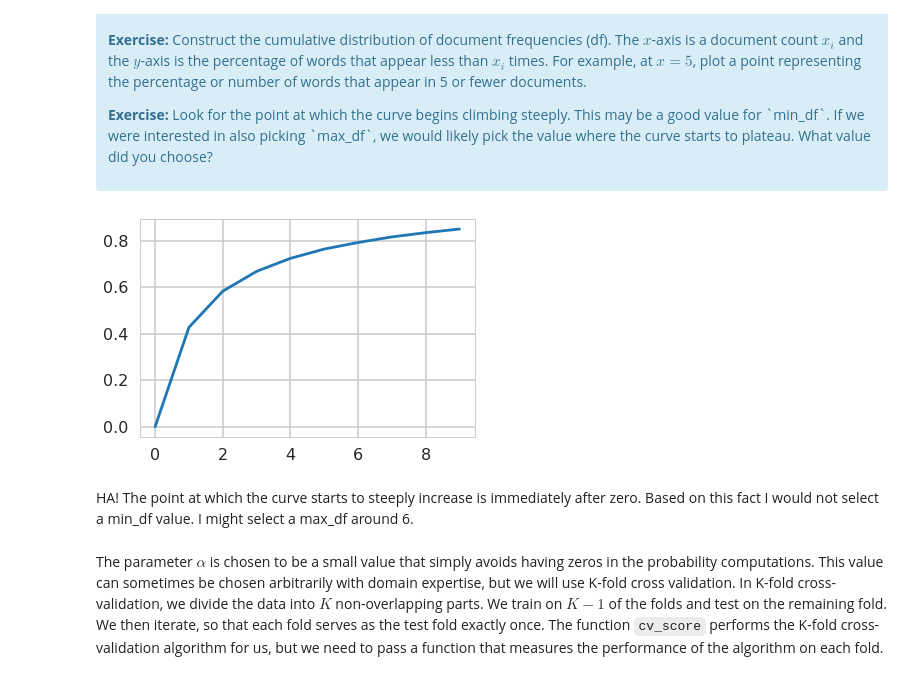
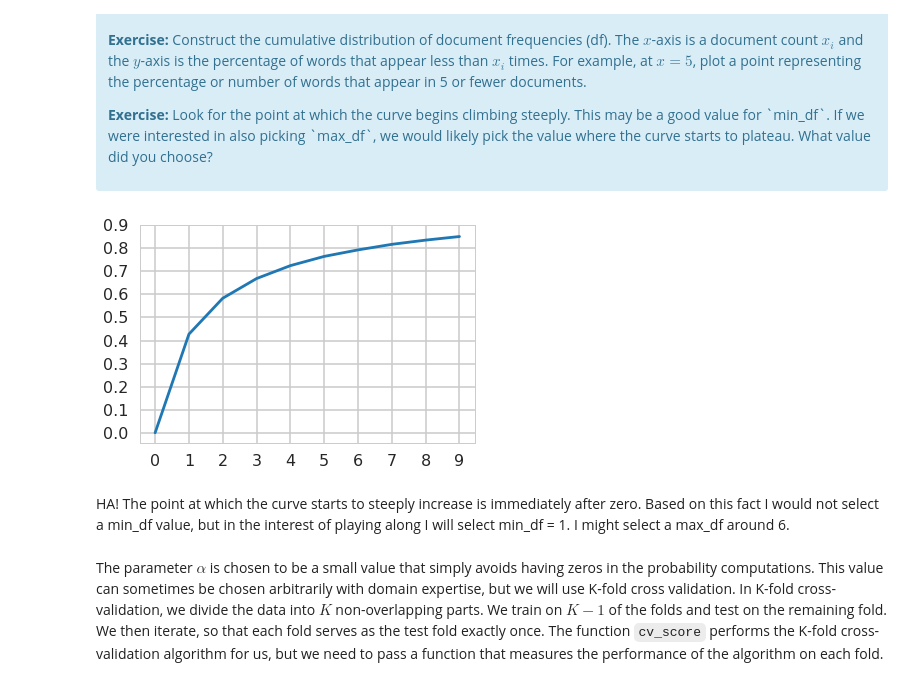
Before and after one commit to mrrobertbates/Springboard, a Jupyter notebook: Naive_Bayes_Mini_Project/naive_bayes/Mini_Project_Naive_Bayes.ipynb, the cells around one changed output. Drawn from its saved outputs; the diff is of its cells as text; code cells hidden in the pictures.

```diff
--- a/Naive_Bayes_Mini_Project/naive_bayes/Mini_Project_Naive_Bayes.ipynb
+++ b/Naive_Bayes_Mini_Project/naive_bayes/Mini_Project_Naive_Bayes.ipynb
@@ -311,11 +311,13 @@ for each in range(0, num_docs + 1):
     percentages_of_words[each] = (doc_count_per_word <= each).sum()/num_words
 # %%
 plt.plot(np.arange(0, 10), percentages_of_words[0:10])
+plt.xticks(np.arange(0, 10, 1))
+plt.yticks(np.arange(0, 1, 0.1))
 plt.show()
 # %% [output]
-[figure, old version]
+[figure, new version]
 # %% [markdown]
-HA!  The point at which the curve starts to steeply increase is immediately after zero.  Based on this fact I would not select a min_df value.  I might select a max_df around 6.
+HA!  The point at which the curve starts to steeply increase is immediately after zero.  Based on this fact I would not select a min_df value, but in the interest of playing along I will select min_df = 1.  I might select a max_df around 6.
 # %% [markdown]
 The parameter $\alpha$ is chosen to be a small value that simply avoids having zeros in the probability computations. This value can sometimes be chosen arbitrarily with domain expertise, but we will use K-fold cross validation. In K-fold cross-validation, we divide the data into $K$ non-overlapping parts. We train on $K-1$ of the folds and test on the remaining fold. We then iterate, so that each fold serves as the test fold exactly once. The function `cv_score` performs the K-fold cross-validation algorithm for us, but we need to pass a function that measures the performance of the algorithm on each fold.
 # %%
```
Also changed, not shown: parts of 2 cells of this notebook.
